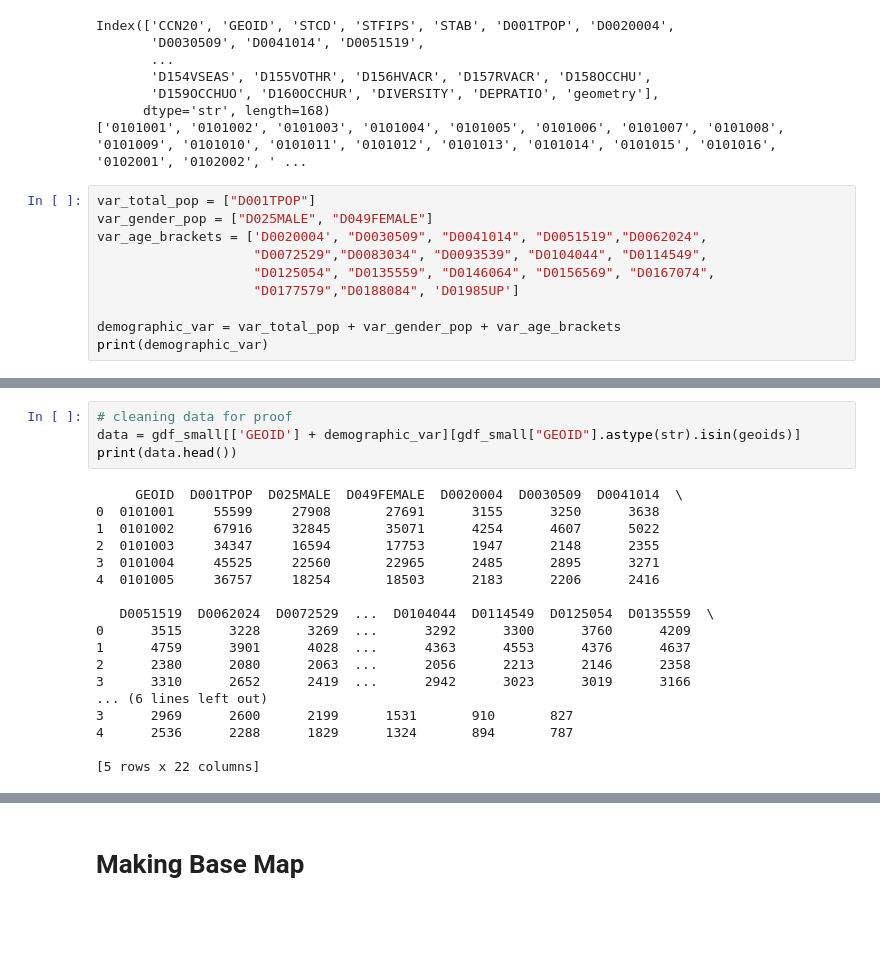
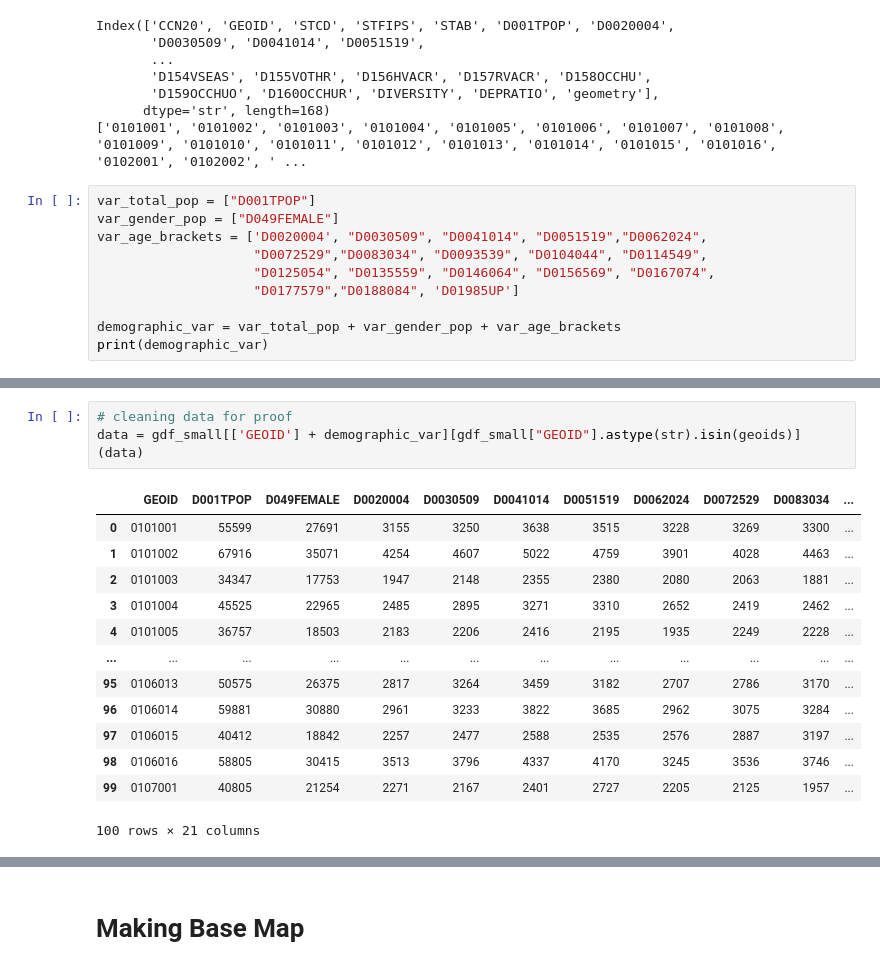
Before and after one commit to camilleberg/congressional_communities, a Jupyter notebook: map project/map_app/map-leaflet-widget.ipynb, the cells around one changed output, grey strips where cells are left out. Drawn from its saved outputs; the diff is of its cells as text; blank space fills up the shorter version.

Commit message:
added line

```diff
--- a/map project/map_app/map-leaflet-widget.ipynb
+++ b/map project/map_app/map-leaflet-widget.ipynb
@@ -44,7 +44,7 @@ Index(['CCN20', 'GEOID', 'STCD', 'STFIPS', 'STAB', 'D001TPOP', 'D0020004',
 ['0101001', '0101002', '0101003', '0101004', '0101005', '0101006', '0101007', '0101008', '0101009', '0101010', '0101011', '0101012', '0101013', '0101014', '0101015', '0101016', '0102001', '0102002', ' ...
 # %%
 var_total_pop = ["D001TPOP"]
-var_gender_pop = ["D025MALE", "D049FEMALE"]
+var_gender_pop = ["D049FEMALE"]
 var_age_brackets = ['D0020004', "D0030509", "D0041014", "D0051519","D0062024",
                     "D0072529","D0083034", "D0093539", "D0104044", "D0114549",
                     "D0125054", "D0135559", "D0146064", "D0156569", "D0167074",
@@ -77,22 +57,18 @@ print(gdf_small.head())
 # %%
 # cleaning data for proof
 data = gdf_small[['GEOID'] + demographic_var][gdf_small["GEOID"].astype(str).isin(geoids)]
-print(data.head())
+(data)
 # %% [output]
+|  | GEOID | D001TPOP | D049FEMALE | D0020004 | D0030509 | D0041014 | D0051519 | D0062024 | D0072529 | D0083034 | ... |
+| 0 | 0101001 | 55599 | 27691 | 3155 | 3250 | 3638 | 3515 | 3228 | 3269 | 3300 | ... |
+| 1 | 0101002 | 67916 | 35071 | 4254 | 4607 | 5022 | 4759 | 3901 | 4028 | 4463 | ... |
+| 2 | 0101003 | 34347 | 17753 | 1947 | 2148 | 2355 | 2380 | 2080 | 2063 | 1881 | ... |
+| 3 | 0101004 | 45525 | 22965 | 2485 | 2895 | 3271 | 3310 | 2652 | 2419 | 2462 | ... |
+| 4 | 0101005 | 36757 | 18503 | 2183 | 2206 | 2416 | 2195 | 1935 | 2249 | 2228 | ... |
+| ... | ... | ... | ... | ... | ... | ... | ... | ... | ... | ... | ... |
+| 95 | 0106013 | 50575 | 26375 | 2817 | 3264 | 3459 | 3182 | 2707 | 2786 | 3170 | ... |
+| 96 | 0106014 | 59881 | 30880 | 2961 | 3233 | 3822 | 3685 | 2962 | 3075 | 3284 | ... |
+| 97 | 0106015 | 40412 | 18842 | 2257 | 2477 | 2588 | 2535 | 2576 | 2887 | 3197 | ... |
+| 98 | 0106016 | 58805 | 30415 | 3513 | 3796 | 4337 | 4170 | 3245 | 3536 | 3746 | ... |
+| 99 | 0107001 | 40805 | 21254 | 2271 | 2167 | 2401 | 2727 | 2205 | 2125 | 1957 | ... |
-     GEOID  D001TPOP  D025MALE  D049FEMALE  D0020004  D0030509  D0041014  \
-0  0101001     55599     27908       27691      3155      3250      3638
-1  0101002     67916     32845       35071      4254      4607      5022
-2  0101003     34347     16594       17753      1947      2148      2355
-3  0101004     45525     22560       22965      2485      2895      3271
-4  0101005     36757     18254       18503      2183      2206      2416
-
-   D0051519  D0062024  D0072529  ...  D0104044  D0114549  D0125054  D0135559  \
-0      3515      3228      3269  ...      3292      3300      3760      4209
-1      4759      3901      4028  ...      4363      4553      4376      4637
-2      2380      2080      2063  ...      2056      2213      2146      2358
-3      3310      2652      2419  ...      2942      3023      3019      3166
-... (6 lines left out)
-3      2969      2600      2199      1531       910       827
-4      2536      2288      1829      1324       894       787
-
-[5 rows x 22 columns]
+100 rows × 21 columns
```
Also changed, not shown: parts of 24 cells of this notebook.
